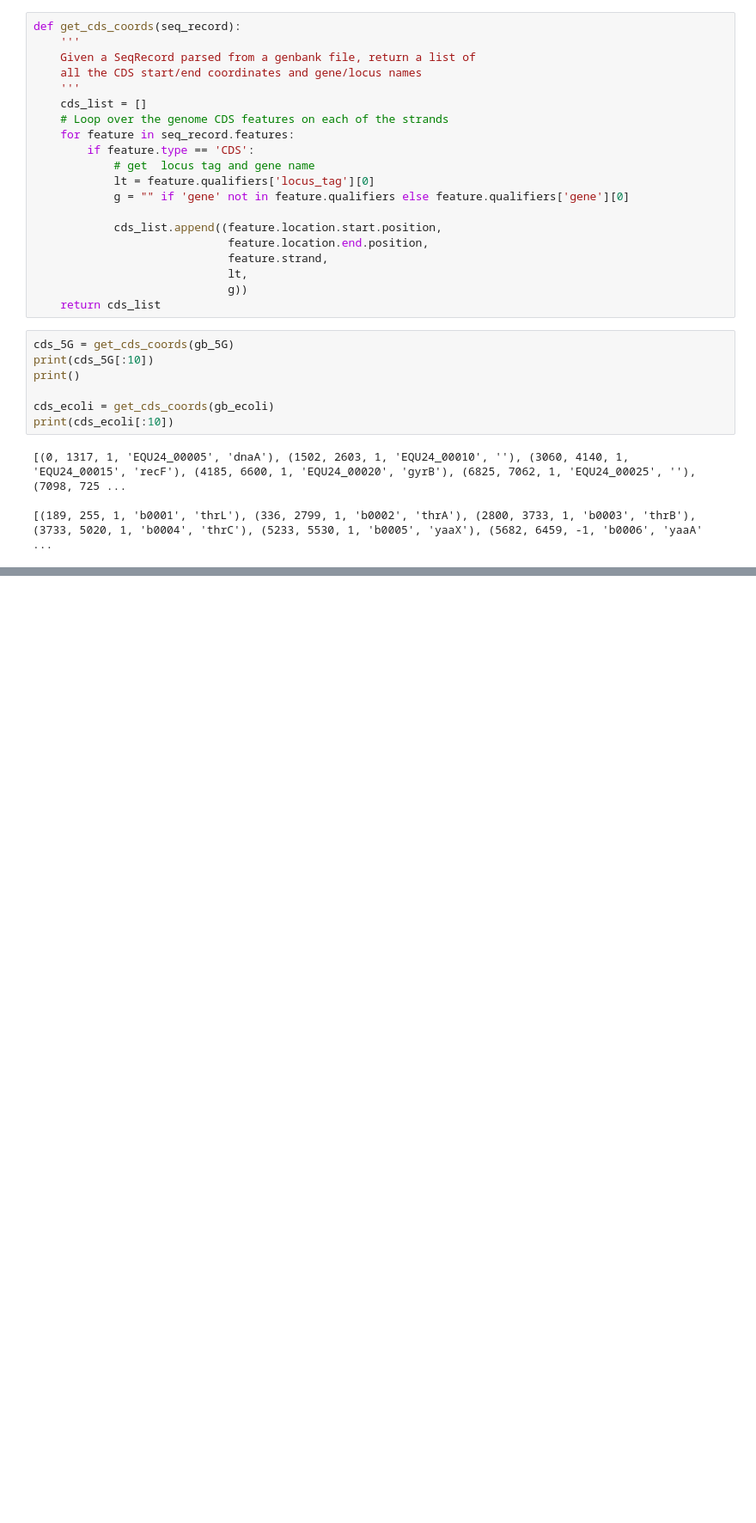
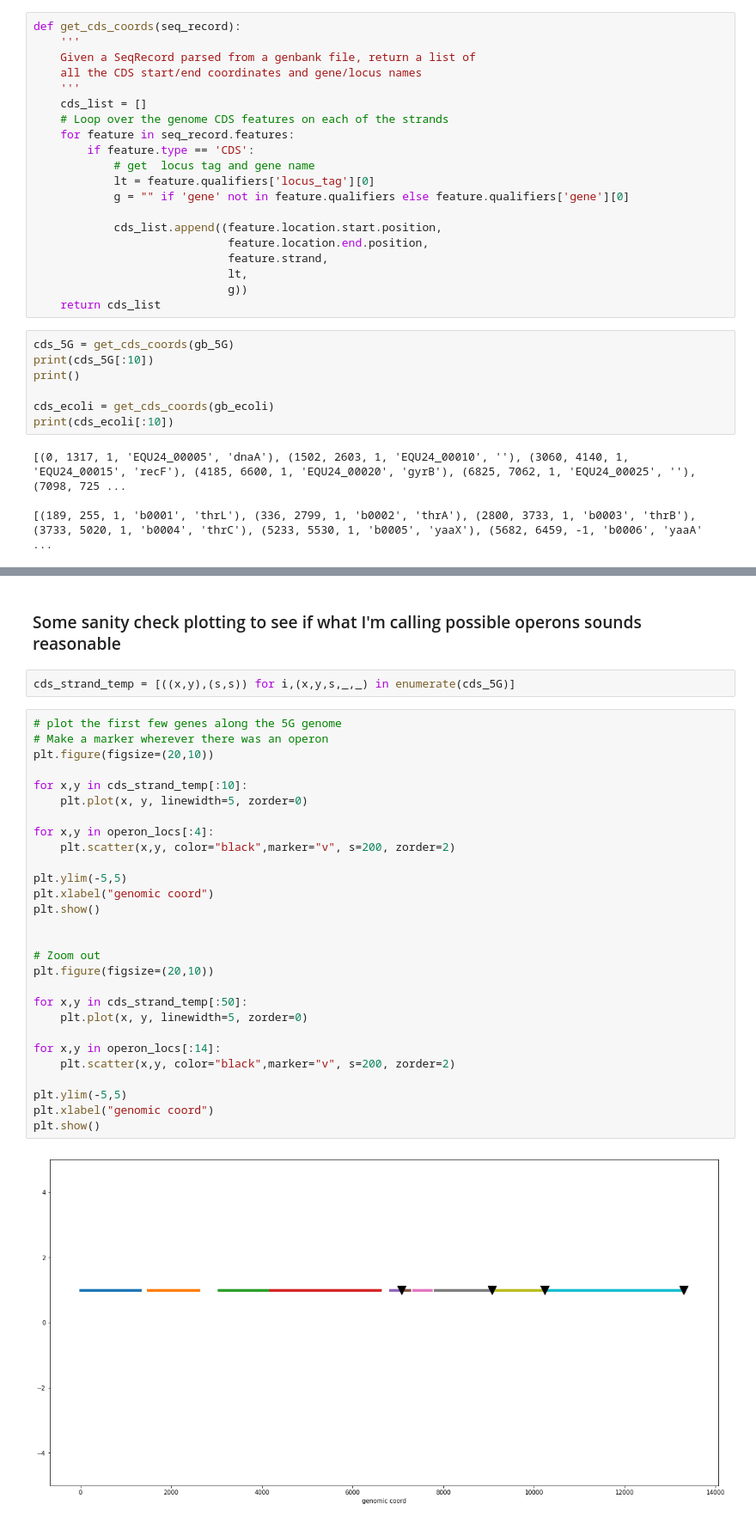
Before and after one commit to erinhwilson/regulatory-dna-perplexity, a Jupyter notebook: promoter_perplexity.ipynb, the cells around one changed output, grey strips where cells are left out. Shown: that part at 86% size. Drawn from its saved outputs; the diff is of its cells as text; blank space fills up the shorter version.

```diff
--- a/promoter_perplexity.ipynb
+++ b/promoter_perplexity.ipynb
@@ -105,0 +325,34 @@ print(cds_ecoli[:10])
+# %% [markdown]
+### Some sanity check plotting to see if what I'm calling possible operons sounds reasonable
+# %%
+cds_strand_temp = [((x,y),(s,s)) for i,(x,y,s,_,_) in enumerate(cds_5G)]
+# %%
+# plot the first few genes along the 5G genome
+# Make a marker wherever there was an operon
+plt.figure(figsize=(20,10))
+
+for x,y in cds_strand_temp[:10]:
+    plt.plot(x, y, linewidth=5, zorder=0)
+
+for x,y in operon_locs[:4]:
+    plt.scatter(x,y, color="black",marker="v", s=200, zorder=2)
+
+plt.ylim(-5,5)
+plt.xlabel("genomic coord")
+plt.show()
+
+
+# Zoom out
+plt.figure(figsize=(20,10))
+
+for x,y in cds_strand_temp[:50]:
+    plt.plot(x, y, linewidth=5, zorder=0)
+
+for x,y in operon_locs[:14]:
+    plt.scatter(x,y, color="black",marker="v", s=200, zorder=2)
+
+plt.ylim(-5,5)
+plt.xlabel("genomic coord")
+plt.show()
+# %% [output]
+[figure, added]
```
Also changed, not shown: parts of 13 cells of this notebook.
